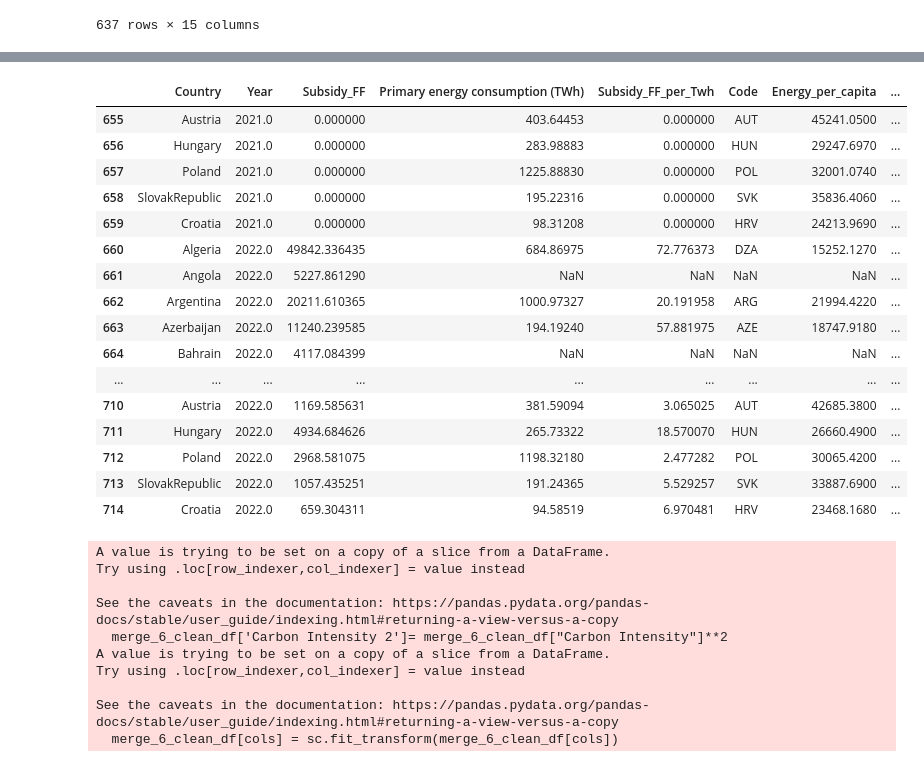
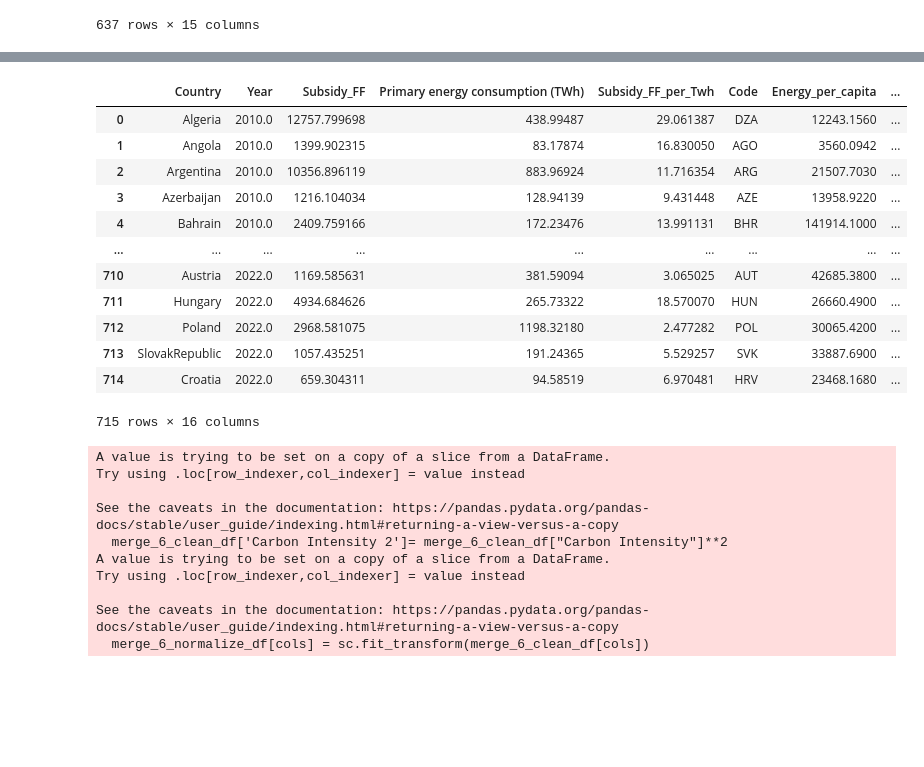
Before and after one commit to Tristan22400/Econometrics, a Jupyter notebook: regression.ipynb, the cells around one changed output, grey strips where cells are left out. Drawn from its saved outputs; the diff is of its cells as text; code cells hidden in the pictures; blank space fills up the shorter version.

```diff
--- a/regression.ipynb
+++ b/regression.ipynb
@@ -263,7 +263,7 @@ merge_3_df
 637 rows × 12 columns
 # %%
 # Replace 'your_file.csv' with the actual path to your CSV file
-file_path = 'growth.csv'
+file_path = 'Data/growth.csv'
 
 # Read the CSV file into a DataFrame
 growth_world_df = pd.read_csv(file_path)
@@ -302,7 +302,7 @@ merge_4_df
 637 rows × 13 columns
 # %%
 # Replace 'your_file.csv' with the actual path to your CSV file
-file_path = 'co2_intensity.csv'
+file_path = 'Data/co2_intensity.csv'
 
 # Read the CSV file into a DataFrame
 carbon_intensity_df = pd.read_csv(file_path)
@@ -363,7 +363,7 @@ merge_5_df.iloc[200:400]
 200 rows × 14 columns
 # %%
 # Replace 'your_file.csv' with the actual path to your CSV file
-file_path = 'Temperature_change.csv'
+file_path = 'Data/Temperature_change.csv'
 
 # Read the CSV file into a DataFrame
 temperature_anomaly_df = pd.read_csv(file_path)
@@ -427,7 +427,7 @@ merge_6_df
 | 636 | Croatia | 2022.0 | 659.304311 | 94.58519 | 6.970481 | HRV | 23468.1680 | ... |
 637 rows × 15 columns
 # %%
-file_path='carbon_price.csv'
+file_path='Data/carbon_price.csv'
 # Read the CSV file into a DataFrame
 carbon_price_df = pd.read_csv(file_path)
 carbon_price_df.rename(columns={"Jurisdiction Covered": "Country"}, inplace=True)
@@ -440,5 +440,5 @@ carbon_price_df.drop(columns=["Instrument_Type"],inplace=True)
 carbon_price_df = pd.melt(carbon_price_df, id_vars=['Country'], var_name='Year', value_name='Carbon_Price')
 carbon_price_df['Year'] = carbon_price_df['Year'].astype('int64')
 
-carbon_price_df[-60:]
+carbon_price_df
 # %% [output]
@@ -463,45 +458,42 @@ carbon_price_df[-60:]
 # %%
 merge_7_df=merge_6_df.merge(carbon_price_df, on=['Country','Year'], how='left')
-
-merge_7_df.iloc[-60:]
+merge_7_df['Carbon_Price'] = merge_7_df['Carbon_Price'].fillna(0)
+merge_7_df
 # %% [output]
 |  | Country | Year | Subsidy_FF | Primary energy consumption (TWh) | Subsidy_FF_per_Twh | Code | Energy_per_capita | ... |
-| 655 | Austria | 2021.0 | 0.000000 | 403.64453 | 0.000000 | AUT | 45241.0500 | ... |
-| 656 | Hungary | 2021.0 | 0.000000 | 283.98883 | 0.000000 | HUN | 29247.6970 | ... |
-| 657 | Poland | 2021.0 | 0.000000 | 1225.88830 | 0.000000 | POL | 32001.0740 | ... |
-| 658 | SlovakRepublic | 2021.0 | 0.000000 | 195.22316 | 0.000000 | SVK | 35836.4060 | ... |
-| 659 | Croatia | 2021.0 | 0.000000 | 98.31208 | 0.000000 | HRV | 24213.9690 | ... |
-| 660 | Algeria | 2022.0 | 49842.336435 | 684.86975 | 72.776373 | DZA | 15252.1270 | ... |
-| 661 | Angola | 2022.0 | 5227.861290 | NaN | NaN | NaN | NaN | ... |
-| 662 | Argentina | 2022.0 | 20211.610365 | 1000.97327 | 20.191958 | ARG | 21994.4220 | ... |
-| 663 | Azerbaijan | 2022.0 | 11240.239585 | 194.19240 | 57.881975 | AZE | 18747.9180 | ... |
-| 664 | Bahrain | 2022.0 | 4117.084399 | NaN | NaN | NaN | NaN | ... |
+| 0 | Algeria | 2010.0 | 12757.799698 | 438.99487 | 29.061387 | DZA | 12243.1560 | ... |
+| 1 | Angola | 2010.0 | 1399.902315 | 83.17874 | 16.830050 | AGO | 3560.0942 | ... |
+| 2 | Argentina | 2010.0 | 10356.896119 | 883.96924 | 11.716354 | ARG | 21507.7030 | ... |
+| 3 | Azerbaijan | 2010.0 | 1216.104034 | 128.94139 | 9.431448 | AZE | 13958.9220 | ... |
+| 4 | Bahrain | 2010.0 | 2409.759166 | 172.23476 | 13.991131 | BHR | 141914.1000 | ... |
 | ... | ... | ... | ... | ... | ... | ... | ... | ... |
 | 710 | Austria | 2022.0 | 1169.585631 | 381.59094 | 3.065025 | AUT | 42685.3800 | ... |
 | 711 | Hungary | 2022.0 | 4934.684626 | 265.73322 | 18.570070 | HUN | 26660.4900 | ... |
 | 712 | Poland | 2022.0 | 2968.581075 | 1198.32180 | 2.477282 | POL | 30065.4200 | ... |
 | 713 | SlovakRepublic | 2022.0 | 1057.435251 | 191.24365 | 5.529257 | SVK | 33887.6900 | ... |
 | 714 | Croatia | 2022.0 | 659.304311 | 94.58519 | 6.970481 | HRV | 23468.1680 | ... |
+715 rows × 16 columns
 # %%
-merge_6_clean_df = merge_6_df.dropna()
+merge_6_clean_df = merge_7_df.dropna()
 
 # except B, take all columns
-cols = merge_6_clean_df.columns.difference(['Country','Year','Code','Growth', 'World Growth','Carbon Intensity', 'Development'])
+cols = merge_6_clean_df.columns.difference(['Country','Year','Code']) # ,'Growth', 'World Growth','Carbon Intensity', 'Development'
 merge_6_clean_df['Carbon Intensity 2']= merge_6_clean_df["Carbon Intensity"]**2
 from sklearn.preprocessing import StandardScaler
 sc = StandardScaler()
 
 # normalise only selected columns
-merge_6_clean_df[cols] = sc.fit_transform(merge_6_clean_df[cols])
+merge_6_normalize_df=merge_6_clean_df
+merge_6_normalize_df[cols] = sc.fit_transform(merge_6_clean_df[cols])
 
 # Create dummy variables for time periods
-time_dummies = pd.get_dummies(merge_6_clean_df['Year'], prefix='time')*1
+time_dummies = pd.get_dummies(merge_6_normalize_df['Year'], prefix='time')*1
 
 # Concatenate the original DataFrame with the dummy variables
-data_with_time_dummies = pd.concat([merge_6_clean_df, time_dummies], axis=1)
+data_with_time_dummies = pd.concat([merge_6_normalize_df, time_dummies], axis=1)
 
 # Create dummy variables for country
-country_dummies = pd.get_dummies(merge_6_clean_df['Country'], prefix='Country')*1
+country_dummies = pd.get_dummies(merge_6_normalize_df['Country'], prefix='Country')*1
 
 # Concatenate the original DataFrame with the dummy variables
 data_with_time_dummies = pd.concat([data_with_time_dummies, country_dummies], axis=1)
@@ -515,5 +507,5 @@ A value is trying to be set on a copy of a slice from a DataFrame.
 Try using .loc[row_indexer,col_indexer] = value instead
 
 See the caveats in the documentation: https://pandas.pydata.org/pandas-docs/stable/user_guide/indexing.html#returning-a-view-versus-a-copy
-  merge_6_clean_df[cols] = sc.fit_transform(merge_6_clean_df[cols])
+  merge_6_normalize_df[cols] = sc.fit_transform(merge_6_clean_df[cols])
 # %%
```
Also changed, not shown: parts of 12 cells of this notebook, 1 other file.
